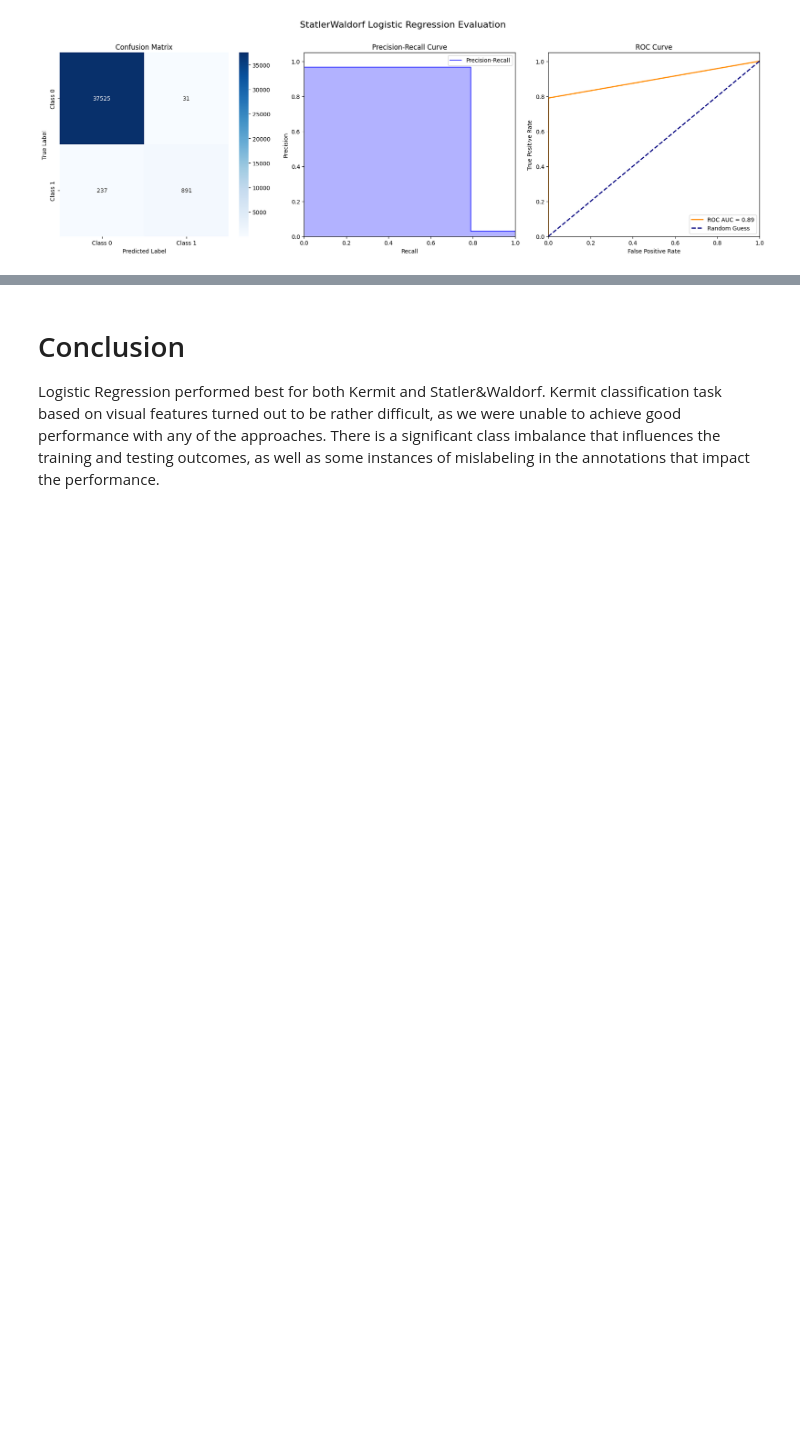
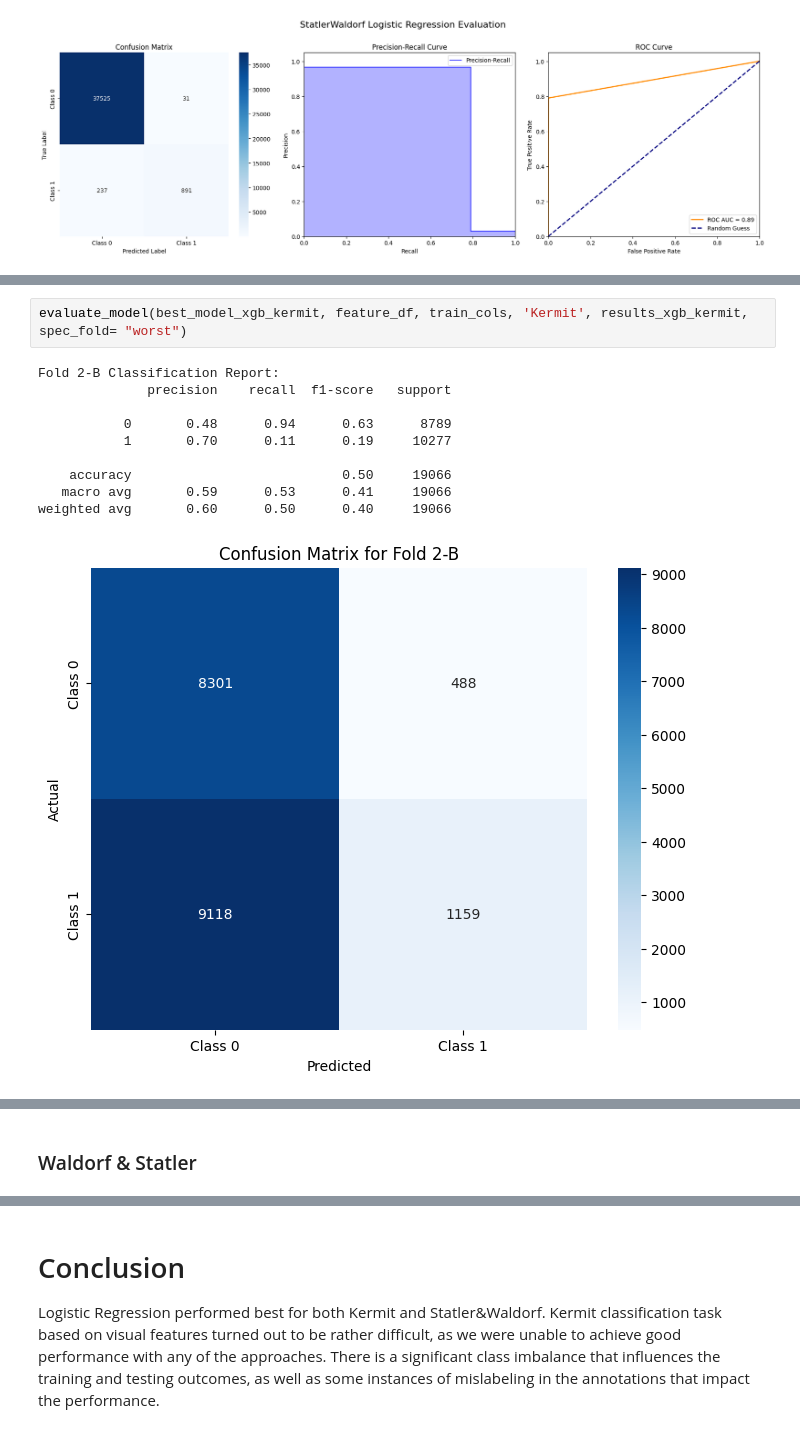
Before and after one commit to olesasha/find_kermit, a Jupyter notebook: sim1_visual_analysis.ipynb, the cells around one changed output, grey strips where cells are left out. Drawn from its saved outputs; the diff is of its cells as text; blank space fills up the shorter version.

```diff
--- a/sim1_visual_analysis.ipynb
+++ b/sim1_visual_analysis.ipynb
@@ -881,0 +1138,13 @@ F1 Score: 0.9927
+# %%
+evaluate_model(best_model_xgb_kermit, feature_df, train_cols, 'Kermit', results_xgb_kermit, spec_fold= "worst")
+# %% [output]
+Fold 2-B Classification Report:
+              precision    recall  f1-score   support
+
+           0       0.48      0.94      0.63      8789
+           1       0.70      0.11      0.19     10277
+
+    accuracy                           0.50     19066
+   macro avg       0.59      0.53      0.41     19066
+weighted avg       0.60      0.50      0.40     19066
+[figure, added]
@@ -881,0 +1152,2 @@ F1 Score: 0.9927
+# %% [markdown]
+### Waldorf & Statler
```
Also changed, not shown: parts of 26 cells of this notebook.
